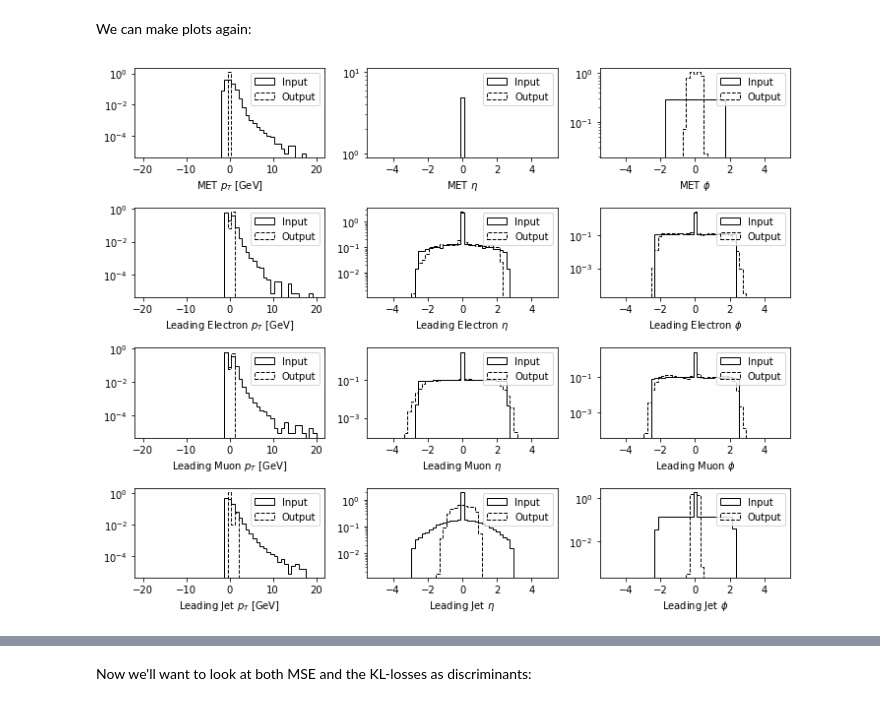
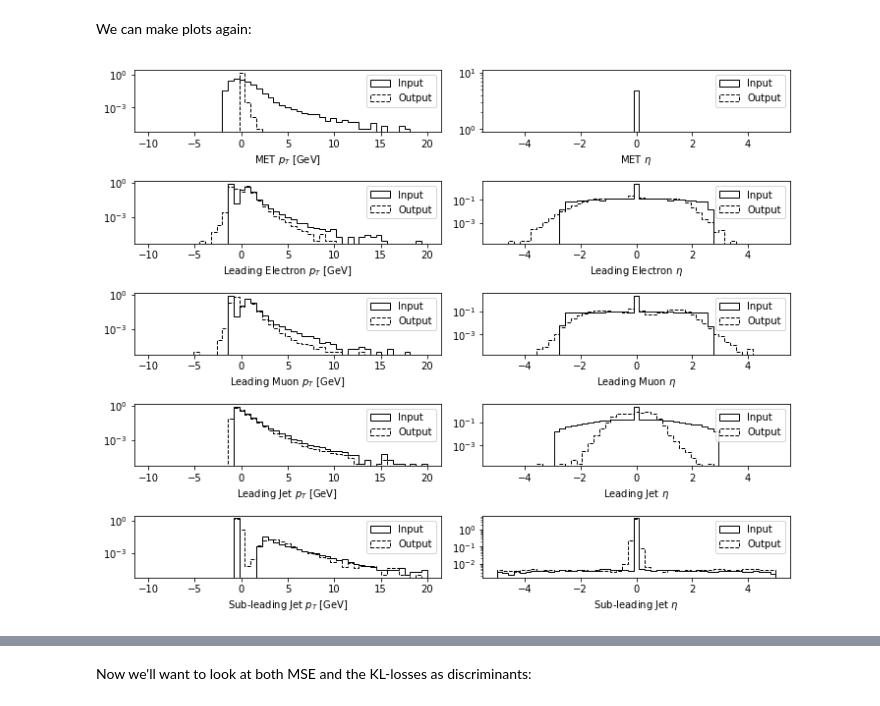
Before and after one commit to inesochoa/lisbon-ml-school, a Jupyter notebook: exercise_4.ipynb, the cells around one changed output, grey strips where cells are left out. Drawn from its saved outputs; the diff is of its cells as text; code cells hidden in the pictures.

```diff
--- a/exercise_4.ipynb
+++ b/exercise_4.ipynb
@@ -220,5 +298,6 @@ std_binning = [np.linspace(-20,20,50), np.linspace(-5,5,50), np.linspace(-5,5,50
 # %%
-fig, axes = plt.subplots(4,3,figsize=(15,12))
+'''
+fig, axes = plt.subplots(5,3,figsize=(15,12))
 
 for p,particle_type in enumerate(particles):
   # open flat background and plot
@@ -239,4 +318,5 @@ for p,particle_type in enumerate(particles):
         axes[p,feat].legend()
 plt.tight_layout()
 plt.show()
+'''
 # %% [output]
@@ -245,0 +348,18 @@ plt.show()
+# %%
+fig, axes = plt.subplots(1,3,figsize=(12,6))
+
+for i,ht in enumerate(["Jets","Electrons","Muons"]):
+  # open flat background and plot
+  with h5py.File(os.environ["DATAPATH"] + '/flat_background.h5', 'r') as f:
+    axes[i].hist(f['X_test'][:,10+i],bins=ht_binning,label="Background",histtype='step',color="black",density=True)
+
+  # now add signal distributions
+  for s,name in enumerate(signals):
+    with h5py.File(os.environ["DATAPATH"] + '/flat_'+name+'.h5', 'r') as f:
+      axes[i].hist(f['Data'][:,10+i],bins=ht_binning,label=name,histtype='step',density=True)
+      axes[i].set_xlabel(ht+" H_T [GeV]")
+for ax in axes:
+  ax.set_yscale("log")
+  ax.legend()
+plt.tight_layout()
+plt.show()
@@ -263,15 +387,3 @@ scl = scl.fit(X_train)
 X_train_std = scl.transform(X_train)
 X_val_std = scl.transform(X_val)
 X_test_std = scl.transform(X_test)
-# %%
-# More plots, why not? Scaled features this time.
-fig, axes = plt.subplots(4,3,figsize=(15,12))
-
-for p,particle_type in enumerate(particles):
-  # open flat background and plot
-    mask = X_test[:,leading_indices[p]] == 0
-    for feat in range(3): # pt,eta,phi
-        axes[p,feat].hist(X_test_std[:,leading_indices[p]+feat][~mask],bins=std_binning[feat],label="Background",histtype='step',color="black",density=True)
-        axes[p,feat].set_yscale("log")
-plt.tight_layout()
-plt.show()
@@ -900,18 +990,19 @@ Results saved.
 We can make plots again:
 # %%
 # first for the background
-fig, axes = plt.subplots(4,3,figsize=(10,8))
+fig, axes = plt.subplots(5,2,figsize=(10,8))
 
 for p,particle_type in enumerate(particles):
   # open flat background and plot
   with h5py.File(os.environ["DATAPATH"] + '/results_VAE.h5', 'r') as f:
-    for feat in range(3): # pt,eta,phi
+    #for feat in range(3): # pt,eta,phi
+    for feat in range(2): # pt,eta
       axes[p,feat].hist(f["BKG_input"][:,leading_indices[p]+feat],bins=std_binning[feat],label="Input",histtype='step',color="black",density=True)
       axes[p,feat].hist(f["BKG_predicted"][:,leading_indices[p]+feat],bins=std_binning[feat],label="Output",histtype='step',linestyle="dashed",color="black",density=True)
       axes[p,feat].set_yscale("log")
       axes[p,feat].set_xlabel(particles[p]+" "+var_names[feat])
       axes[p,feat].legend()
 plt.tight_layout()
 plt.show()
 # %% [output]
-[figure, old version]
+[figure, new version]
```
Also changed, not shown: parts of 32 cells of this notebook, 3 other files.
